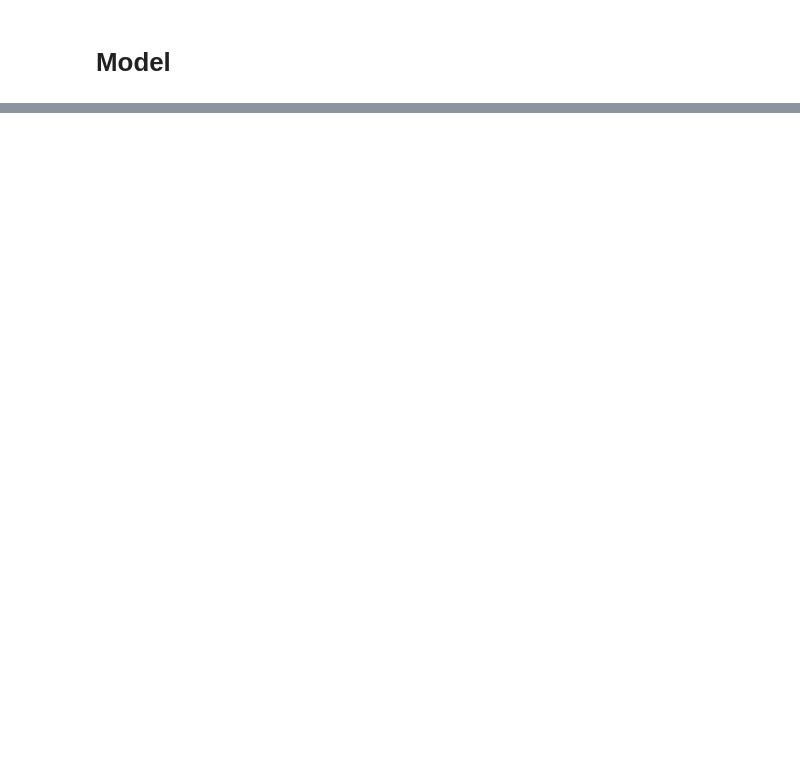
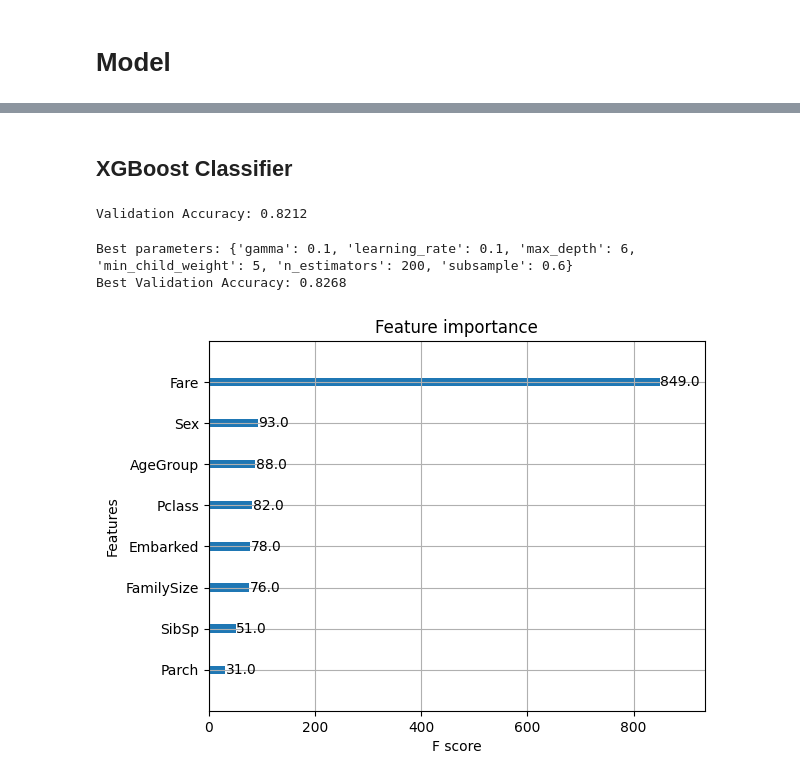
Before and after one commit to HAOHE123/Titanic_ML_Starter, a Jupyter notebook: titanic_starter_HeHAO.ipynb, the cells around one changed output, grey strips where cells are left out. Cells and saved outputs as stored; diff of their text form; code cells hidden in the pictures; blank space fills up the shorter version.

```diff
--- a/titanic_starter_HeHAO.ipynb
+++ b/titanic_starter_HeHAO.ipynb
@@ -477,0 +492,10 @@ from sklearn.tree import DecisionTreeClassifier
+# %%
+# In this problem we use the XGBoost model
+from sklearn.model_selection import train_test_split
+
+# Assuming 'train' is your DataFrame and 'Survived' is the target
+X = train.drop(['PassengerId', 'Survived', 'Name', 'Ticket', 'Cabin'], axis=1)  # Drop irrelevant features
+y = train['Survived']
+
+# Split the data into training and validation sets
+X_train, X_val, y_train, y_val = train_test_split(X, y, test_size=0.2, random_state=42)
@@ -477,0 +689,58 @@ from sklearn.tree import DecisionTreeClassifier
+# %% [markdown]
+## XGBoost Classifier
+# %%
+import xgboost as xgb
+from sklearn.metrics import accuracy_score
+
+# Initialize an XGBoost classifier
+xgb_model = xgb.XGBClassifier(use_label_encoder=False, eval_metric='logloss')
+
+# Train the model
+xgb_model.fit(X_train, y_train)
+
+# Make predictions on the validation set
+y_pred = xgb_model.predict(X_val)
+
+# Evaluate the model
+accuracy = accuracy_score(y_val, y_pred)
+print(f'Validation Accuracy: {accuracy:.4f}')
+# %% [output]
+Validation Accuracy: 0.8212
+# %%
+# If needed, we can also consider to tune the  paramters
+from sklearn.model_selection import GridSearchCV
+
+# Define a grid of hyperparameters
+param_grid = {
+    'max_depth': [4, 5, 6],
+    'learning_rate': [0.01, 0.05, 0.1],
+    'n_estimators': [50, 100, 200],
+    'subsample': [0.6, 0.8],
+    'gamma': [0, 0.1, 0.2],
+    'min_child_weight': [1, 3, 5]
+}
+
+# Initialize the GridSearchCV object
+grid_search = GridSearchCV(xgb_model, param_grid, scoring='accuracy', cv=5, n_jobs=-1)
+
+# Fit the model
+grid_search.fit(X_train, y_train)
+
+# Best parameters found by GridSearchCV
+best_params = grid_search.best_params_
+print(f'Best parameters: {best_params}')
+
+# Retrain with best parameters
+best_xgb_model = grid_search.best_estimator_
+y_pred_best = best_xgb_model.predict(X_val)
+best_accuracy = accuracy_score(y_val, y_pred_best)
+print(f'Best Validation Accuracy: {best_accuracy:.4f}')
+# %% [output]
+Best parameters: {'gamma': 0.1, 'learning_rate': 0.1, 'max_depth': 6, 'min_child_weight': 5, 'n_estimators': 200, 'subsample': 0.6}
+Best Validation Accuracy: 0.8268
+# %%
+# Feature importance
+xgb.plot_importance(best_xgb_model)
+plt.show()
+# %% [output]
+[figure, added]
```
Also changed, not shown: parts of 26 cells of this notebook.
